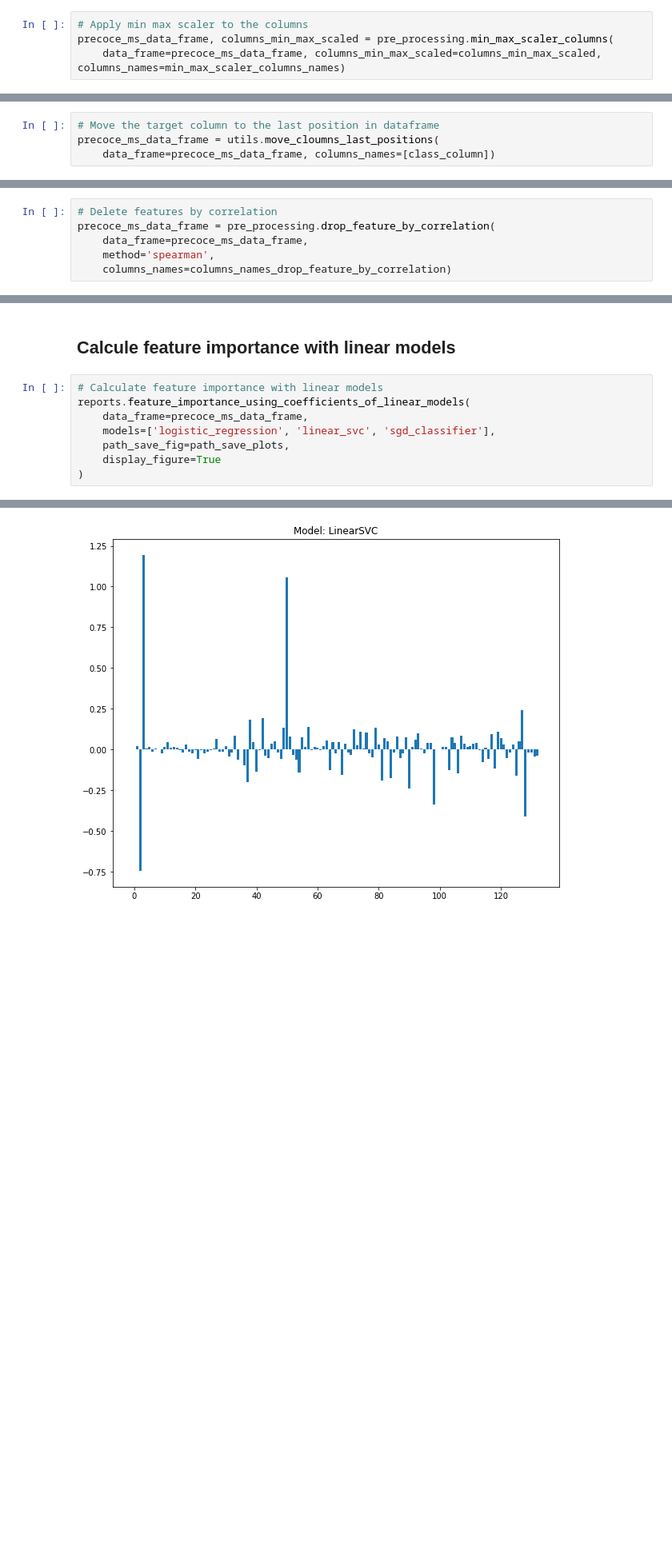
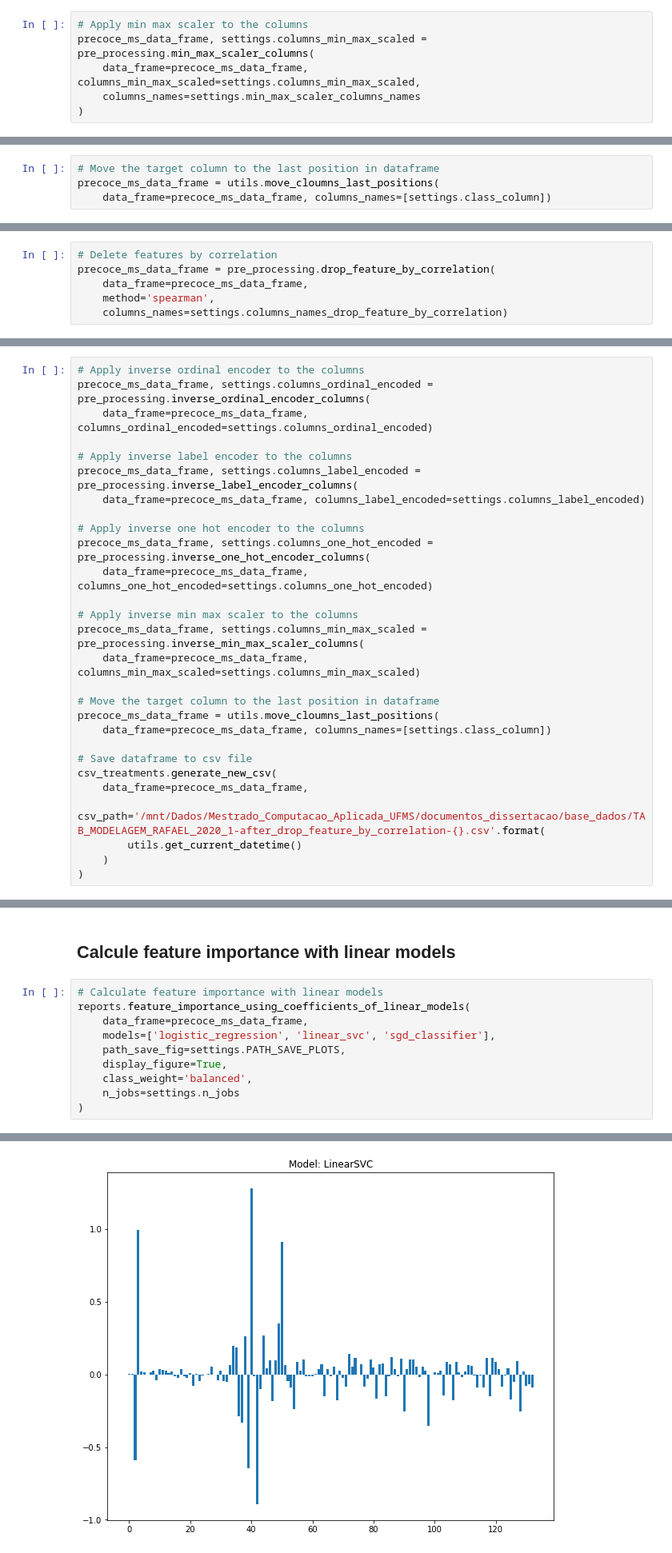
Before and after one commit to rafamarquesi/precoce-ms-classification, a Jupyter notebook: main.ipynb, the cells around one changed output, grey strips where cells are left out. Shown at 80% size. Cells and saved outputs as stored; diff of their text form; blank space fills up the shorter version.

```diff
--- a/main.ipynb
+++ b/main.ipynb
@@ -779,6 +661,8 @@ Coluna ANO excluída.
 # %%
 # Apply min max scaler to the columns
-precoce_ms_data_frame, columns_min_max_scaled = pre_processing.min_max_scaler_columns(
-    data_frame=precoce_ms_data_frame, columns_min_max_scaled=columns_min_max_scaled, columns_names=min_max_scaler_columns_names)
+precoce_ms_data_frame, settings.columns_min_max_scaled = pre_processing.min_max_scaler_columns(
+    data_frame=precoce_ms_data_frame, columns_min_max_scaled=settings.columns_min_max_scaled,
+    columns_names=settings.min_max_scaler_columns_names
+)
 # %% [output]
 *****INICIO MIN-MAX SCALER******
@@ -786,7 +679,7 @@ precoce_ms_data_frame, columns_min_max_scaled = pre_processing.min_max_scaler_co
 # %%
 # Move the target column to the last position in dataframe
 precoce_ms_data_frame = utils.move_cloumns_last_positions(
-    data_frame=precoce_ms_data_frame, columns_names=[class_column])
+    data_frame=precoce_ms_data_frame, columns_names=[settings.class_column])
 # %% [markdown]
 ## Target attribute distribution
 # %%
@@ -921,6 +815,6 @@ Figure correlation_matrix-spearman-classificacao-20-10-2022_13:42:59.png saved i
 precoce_ms_data_frame = pre_processing.drop_feature_by_correlation(
     data_frame=precoce_ms_data_frame,
     method='spearman',
-    columns_names=columns_names_drop_feature_by_correlation)
+    columns_names=settings.columns_names_drop_feature_by_correlation)
 # %% [output]
 *****INICIO DROP FEATURE BY CORRELATION******
@@ -956,0 +837,28 @@ tcmalloc: large alloc 2827886592 bytes == 0x558162a94000 @  0x7f79f73851e7 0x7f7
+# %%
+# Apply inverse ordinal encoder to the columns
+precoce_ms_data_frame, settings.columns_ordinal_encoded = pre_processing.inverse_ordinal_encoder_columns(
+    data_frame=precoce_ms_data_frame, columns_ordinal_encoded=settings.columns_ordinal_encoded)
+
+# Apply inverse label encoder to the columns
+precoce_ms_data_frame, settings.columns_label_encoded = pre_processing.inverse_label_encoder_columns(
+    data_frame=precoce_ms_data_frame, columns_label_encoded=settings.columns_label_encoded)
+
+# Apply inverse one hot encoder to the columns
+precoce_ms_data_frame, settings.columns_one_hot_encoded = pre_processing.inverse_one_hot_encoder_columns(
+    data_frame=precoce_ms_data_frame, columns_one_hot_encoded=settings.columns_one_hot_encoded)
+
+# Apply inverse min max scaler to the columns
+precoce_ms_data_frame, settings.columns_min_max_scaled = pre_processing.inverse_min_max_scaler_columns(
+    data_frame=precoce_ms_data_frame, columns_min_max_scaled=settings.columns_min_max_scaled)
+
+# Move the target column to the last position in dataframe
+precoce_ms_data_frame = utils.move_cloumns_last_positions(
+    data_frame=precoce_ms_data_frame, columns_names=[settings.class_column])
+
+# Save dataframe to csv file
+csv_treatments.generate_new_csv(
+    data_frame=precoce_ms_data_frame,
+    csv_path='/mnt/Dados/Mestrado_Computacao_Aplicada_UFMS/documentos_dissertacao/base_dados/TAB_MODELAGEM_RAFAEL_2020_1-after_drop_feature_by_correlation-{}.csv'.format(
+        utils.get_current_datetime()
+    )
+)
@@ -961,8 +887,10 @@ tcmalloc: large alloc 2827886592 bytes == 0x558162a94000 @  0x7f79f73851e7 0x7f7
 reports.feature_importance_using_coefficients_of_linear_models(
     data_frame=precoce_ms_data_frame,
     models=['logistic_regression', 'linear_svc', 'sgd_classifier'],
-    path_save_fig=path_save_plots,
-    display_figure=True
+    path_save_fig=settings.PATH_SAVE_PLOTS,
+    display_figure=True,
+    class_weight='balanced',
+    n_jobs=settings.n_jobs
 )
 # %% [output]
 *****INICIO IMPRIMIR FEATURE IMPORTANCE USING COEFFICIENTS OF LINEAR MODELS******
@@ -1021 +949 @@ Figure bar-feature_importance_using_coefficients_of_linear_models-LinearSVC-26-1
-[figure, old version]
+[figure, new version]
```
Also changed, not shown: parts of 32 cells of this notebook.
